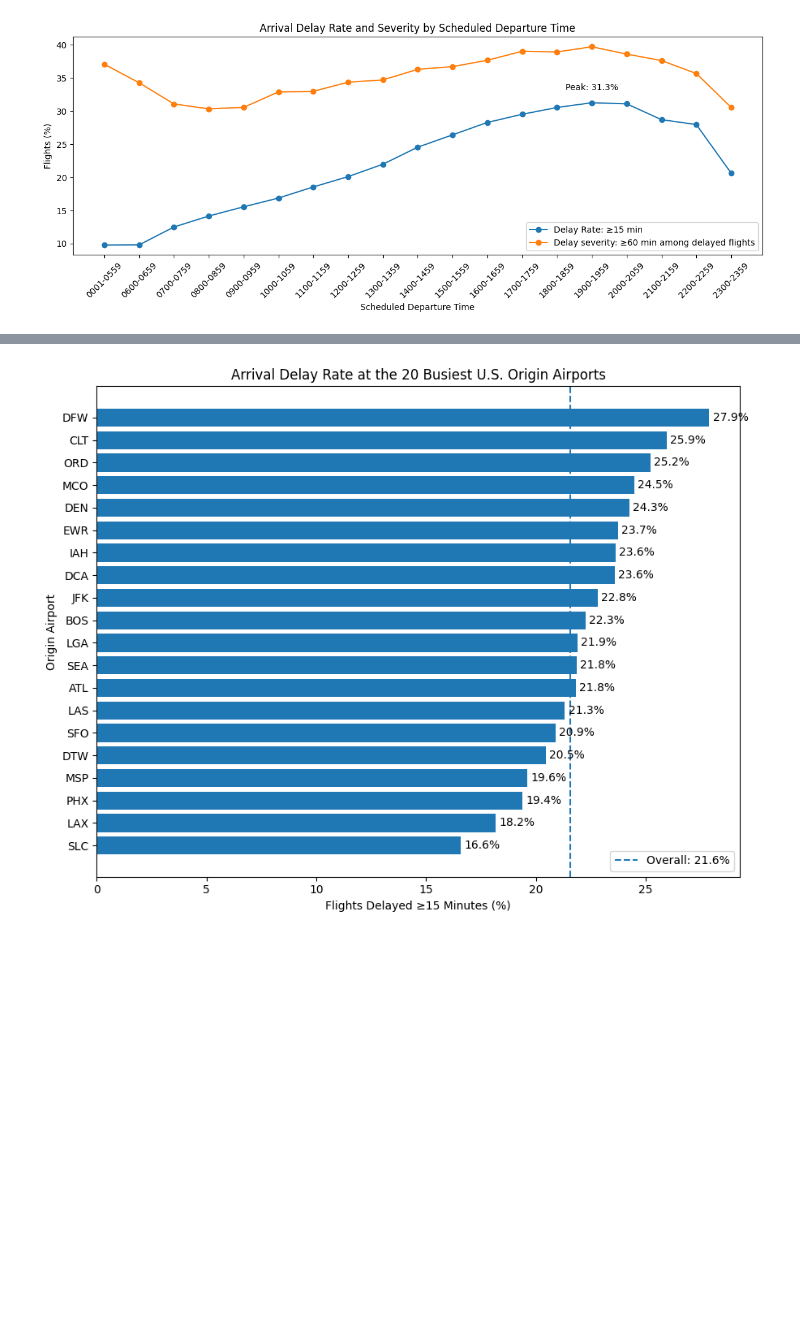
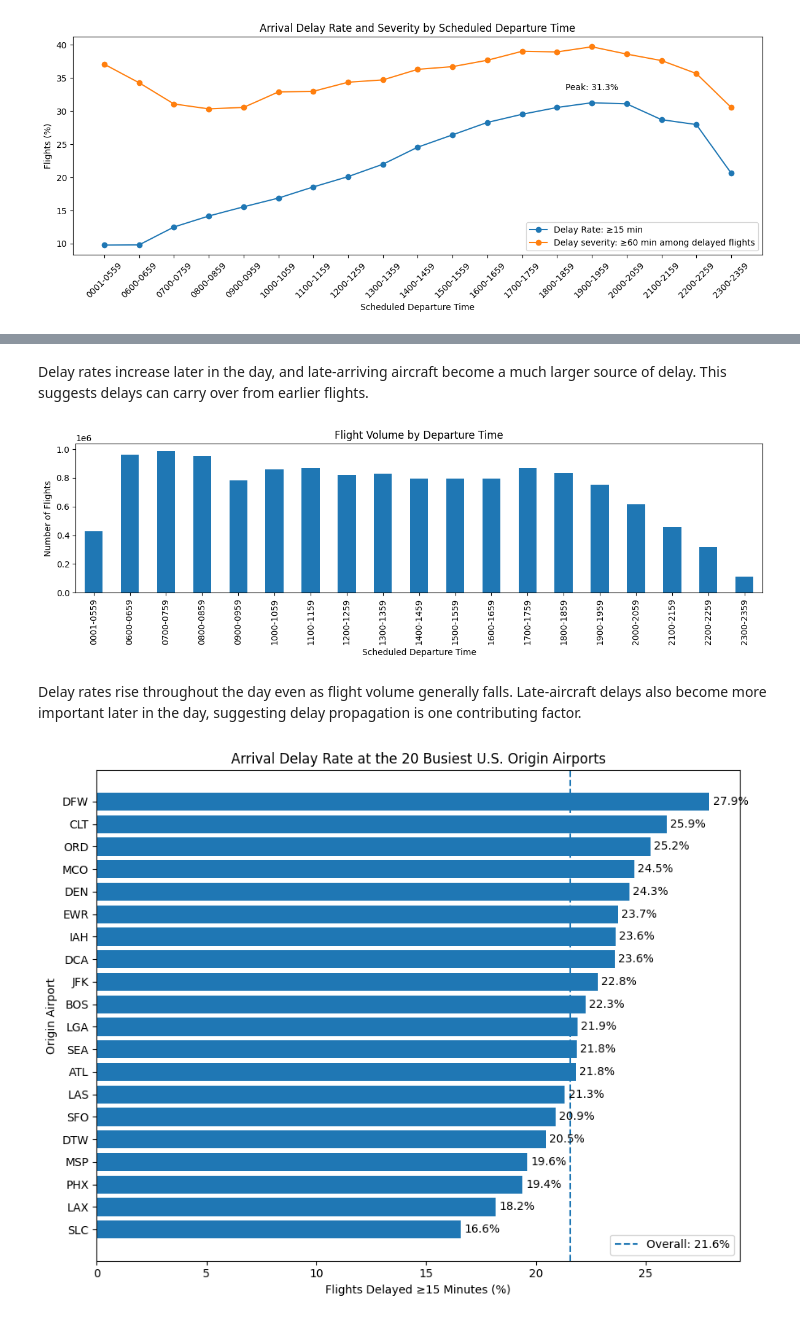
Before and after one commit to ruiwen829/flight-delay-analysis, a Jupyter notebook: notebooks/Flight_Delay_Case_Submission_Final.ipynb, the cells around one changed output, grey strips where cells are left out. Cells and saved outputs as stored; diff of their text form; code cells hidden in the pictures; blank space fills up the shorter version.

```diff
--- a/notebooks/Flight_Delay_Case_Submission_Final.ipynb
+++ b/notebooks/Flight_Delay_Case_Submission_Final.ipynb
@@ -265,3 +300,26 @@ Delay rates increase steadily later in the day, consistent with delays accumulat
+# %% [markdown]
+Delay rates increase later in the day, and late-arriving aircraft become a much larger source of delay. This suggests delays can carry over from earlier flights.
+# %%
+volume_by_time = (
+    completed_flights
+    .groupby("DepTimeBlk")
+    .size()
+)
+
+volume_by_time.plot(
+    kind="bar",
+    figsize=(12, 4)
+)
+
+plt.ylabel("Number of Flights")
+plt.xlabel("Scheduled Departure Time")
+plt.title("Flight Volume by Departure Time")
+plt.tight_layout()
+plt.show()
+# %% [output]
+[figure, added]
+# %% [markdown]
+Delay rates rise throughout the day even as flight volume generally falls. Late-aircraft delays also become more important later in the day, suggesting delay propagation is one contributing factor.
 # %%
 overall_delay_rate = completed_flights["ArrDel15"].mean() * 100
 
```
Also changed, not shown: parts of 4 cells of this notebook.
